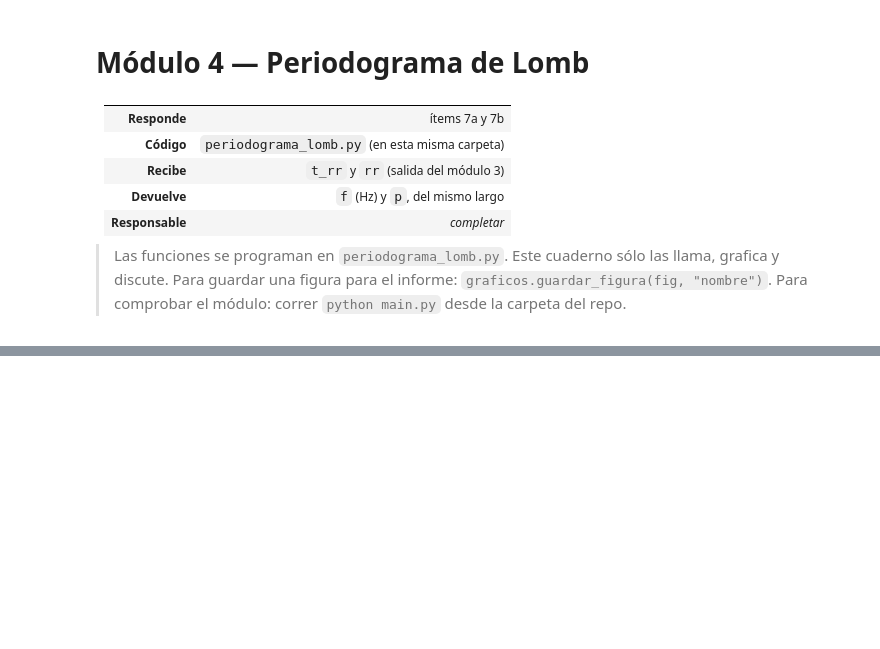
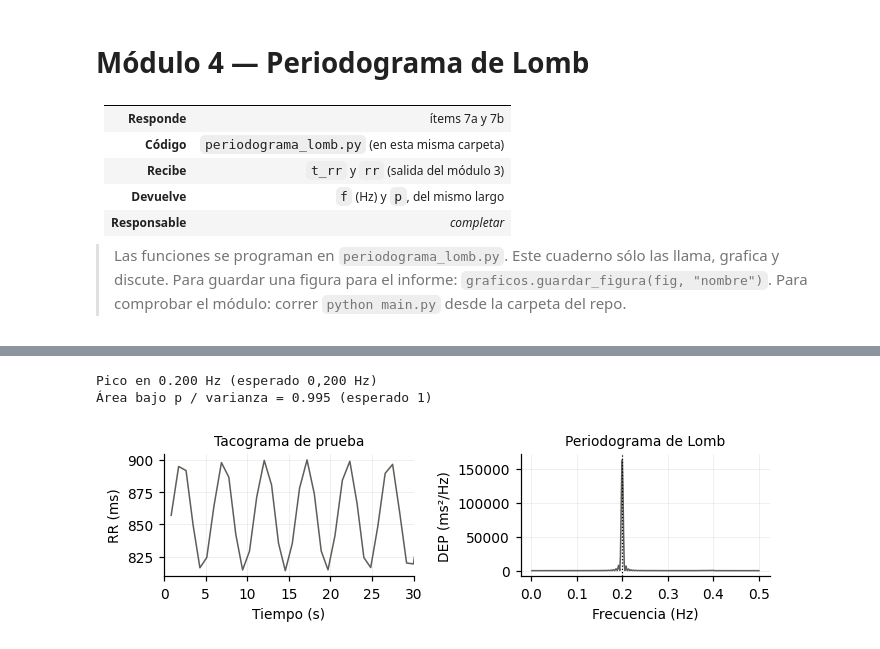
Before and after one commit to PurrthagorasCat/Informe-Laboratorio-ECG---PSIB---Grupo-2-, a Jupyter notebook: modulos/m4_periodograma_lomb/periodograma_lomb.ipynb, the cells around one changed output, grey strips where cells are left out. Cells and saved outputs as stored; diff of their text form; code cells hidden in the pictures; blank space fills up the shorter version.

Commit message:
Agrego de lo de Lomb y actualizo el informe.

```diff
--- a/modulos/m4_periodograma_lomb/periodograma_lomb.ipynb
+++ b/modulos/m4_periodograma_lomb/periodograma_lomb.ipynb
@@ -39,0 +64,31 @@ f, p = periodograma_lomb.periodograma_lomb(t_rr_prueba, rr_prueba)
+# %%
+# --- Tacograma de prueba ---
+try:
+    from modulos.herramientas import ecg_de_prueba
+    t_r = ecg_de_prueba.generar_latidos(duracion=180, fc_media=70, amp_mod=0.05, f_mod=0.2)
+except ImportError:
+    # Cada latido llega un RR después del anterior; el RR oscila ±5 % a 0,2 Hz
+    t_r = [0.0]
+    while t_r[-1] < 180:
+        t_r.append(t_r[-1] + 60/70 * (1 + 0.05 * np.sin(2*np.pi*0.2*t_r[-1])))
+    t_r = np.array(t_r)
+
+t_rr_prueba, rr_prueba = t_r[1:], np.diff(t_r)   # el RR se ubica en el latido que lo cierra
+f, p = lomb.periodograma_lomb(t_rr_prueba, rr_prueba)
+
+# Comprobaciones: pico en 0,2 Hz y área = varianza (de la serie ya preparada)
+_, x = lomb.preparar_tacograma(t_rr_prueba, rr_prueba)
+print(f"Pico en {f[np.argmax(p)]:.3f} Hz (esperado 0,200 Hz)")
+print(f"Área bajo p / varianza = {np.trapezoid(p, f) / x.var():.3f} (esperado 1)")
+
+fig, axs = plt.subplots(1, 2, figsize=(16/2.54, 5/2.54))
+axs[0].plot(t_rr_prueba, 1000*rr_prueba, color=graficos.COLOR_NEUTRO)
+axs[0].set(title="Tacograma de prueba", xlabel="Tiempo (s)", ylabel="RR (ms)", xlim=(0, 30))
+axs[1].plot(f, p*1e6, color=graficos.COLOR_NEUTRO)
+axs[1].axvline(0.2, color="k", ls=":", lw=0.8)
+axs[1].set(title="Periodograma de Lomb", xlabel="Frecuencia (Hz)", ylabel="DEP (ms²/Hz)")
+fig.tight_layout()
+# %% [output]
+Pico en 0.200 Hz (esperado 0,200 Hz)
+Área bajo p / varianza = 0.995 (esperado 1)
+[figure, added]
```
Also changed, not shown: parts of 22 cells of this notebook, 9 other files.
